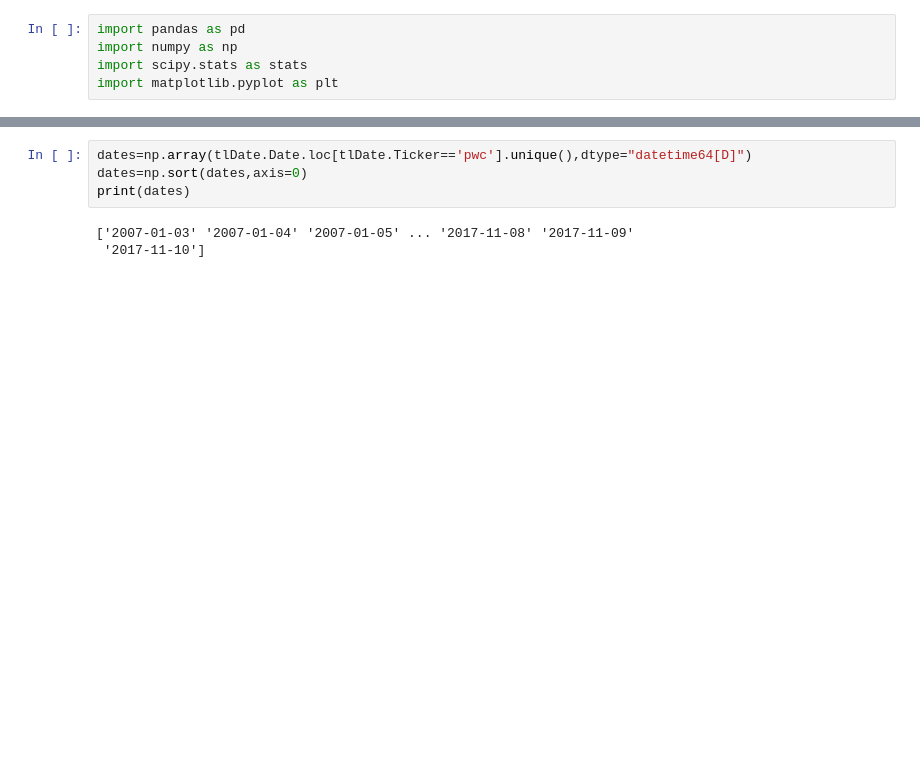
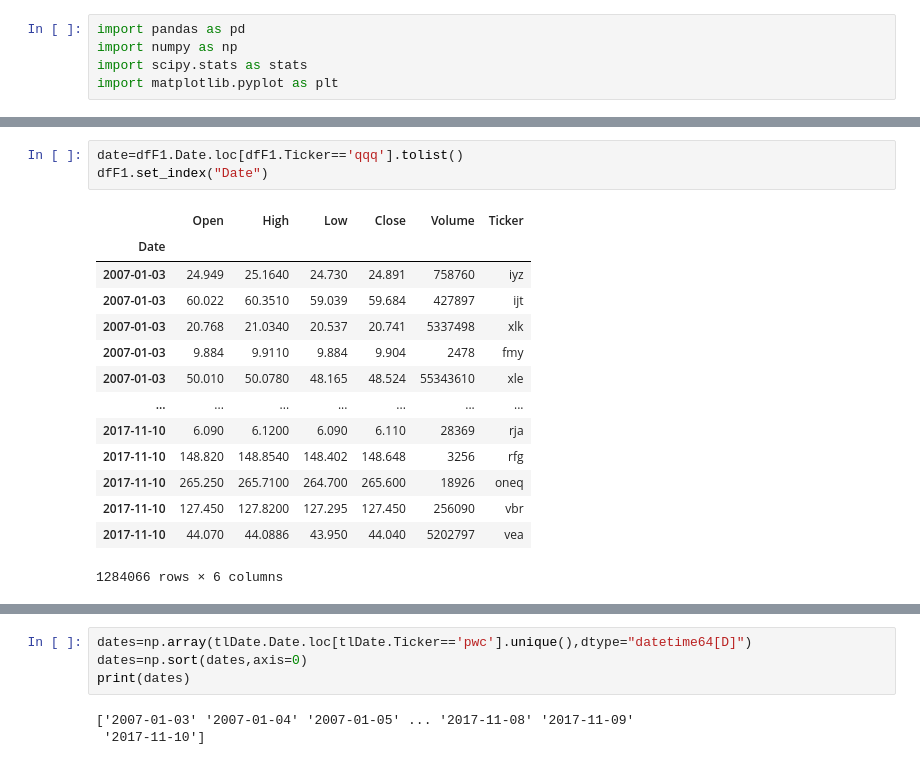
Before and after one commit to B-Rad80/ML_Stock_Predictions, a Jupyter notebook: Data Analysist && Cleaning.ipynb, the cells around one changed output, grey strips where cells are left out. Cells and saved outputs as stored; diff of their text form; blank space fills up the shorter version.

```diff
--- a/Data Analysist && Cleaning.ipynb
+++ b/Data Analysist && Cleaning.ipynb
@@ -92,0 +66,18 @@ print(tickHist)
+# %%
+date=dfF1.Date.loc[dfF1.Ticker=='qqq'].tolist()
+dfF1.set_index("Date")
+# %% [output]
+|  | Open | High | Low | Close | Volume | Ticker |
+| Date |  |  |  |  |  |  |
+| 2007-01-03 | 24.949 | 25.1640 | 24.730 | 24.891 | 758760 | iyz |
+| 2007-01-03 | 60.022 | 60.3510 | 59.039 | 59.684 | 427897 | ijt |
+| 2007-01-03 | 20.768 | 21.0340 | 20.537 | 20.741 | 5337498 | xlk |
+| 2007-01-03 | 9.884 | 9.9110 | 9.884 | 9.904 | 2478 | fmy |
+| 2007-01-03 | 50.010 | 50.0780 | 48.165 | 48.524 | 55343610 | xle |
+| ... | ... | ... | ... | ... | ... | ... |
+| 2017-11-10 | 6.090 | 6.1200 | 6.090 | 6.110 | 28369 | rja |
+| 2017-11-10 | 148.820 | 148.8540 | 148.402 | 148.648 | 3256 | rfg |
+| 2017-11-10 | 265.250 | 265.7100 | 264.700 | 265.600 | 18926 | oneq |
+| 2017-11-10 | 127.450 | 127.8200 | 127.295 | 127.450 | 256090 | vbr |
+| 2017-11-10 | 44.070 | 44.0886 | 43.950 | 44.040 | 5202797 | vea |
+1284066 rows × 6 columns
```
Also changed, not shown: parts of 14 cells of this notebook, 2 other files.
